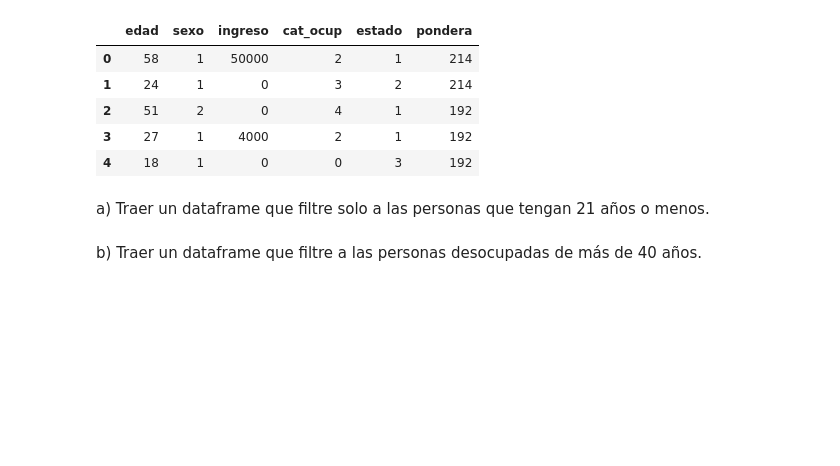
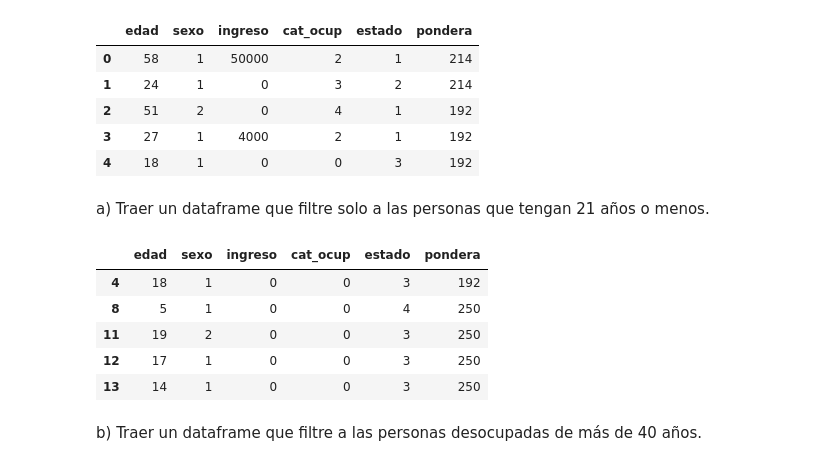
Before and after one commit to SunFanton/python-courses, a Jupyter notebook: data-science/analisis-de-datos-Humai/01_Indexing/ejercicio.ipynb, the cells around one changed output. Drawn from its saved outputs; the diff is of its cells as text; code cells hidden in the pictures; blank space fills up the shorter version.

```diff
--- a/data-science/analisis-de-datos-Humai/01_Indexing/ejercicio.ipynb
+++ b/data-science/analisis-de-datos-Humai/01_Indexing/ejercicio.ipynb
@@ -198,5 +199,15 @@ eph_2.head()
 | 4 | 18 | 1 | 0 | 0 | 3 | 192 |
 # %% [markdown]
 a) Traer un dataframe que filtre solo a las personas que tengan 21 años o menos.
+# %%
+df_under_21 = eph_2.query("edad <= 21")
+df_under_21.head()
+# %% [output]
+|  | edad | sexo | ingreso | cat_ocup | estado | pondera |
+| 4 | 18 | 1 | 0 | 0 | 3 | 192 |
+| 8 | 5 | 1 | 0 | 0 | 4 | 250 |
+| 11 | 19 | 2 | 0 | 0 | 3 | 250 |
+| 12 | 17 | 1 | 0 | 0 | 3 | 250 |
+| 13 | 14 | 1 | 0 | 0 | 3 | 250 |
 # %% [markdown]
 b) Traer un dataframe que filtre a las personas desocupadas de más de 40 años.
```
Also changed, not shown: parts of 6 cells of this notebook.
